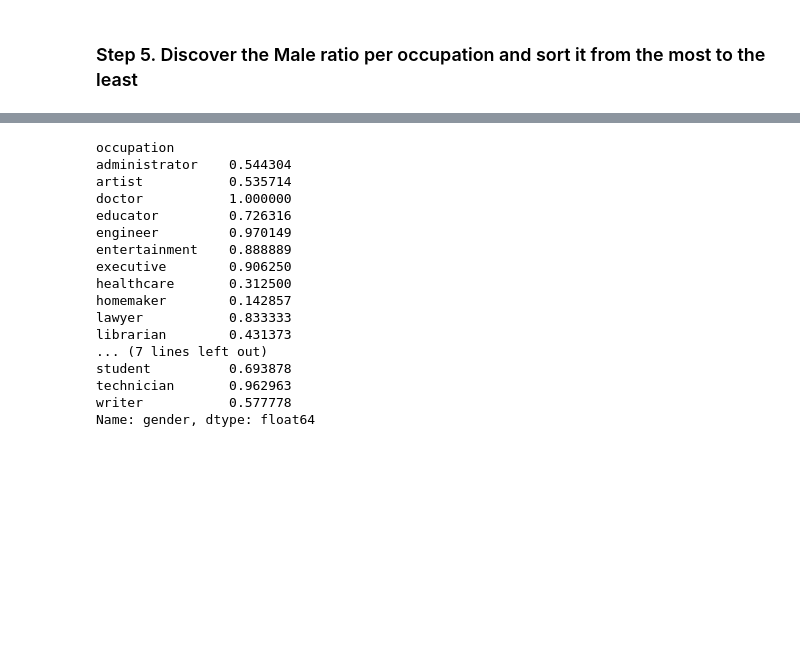
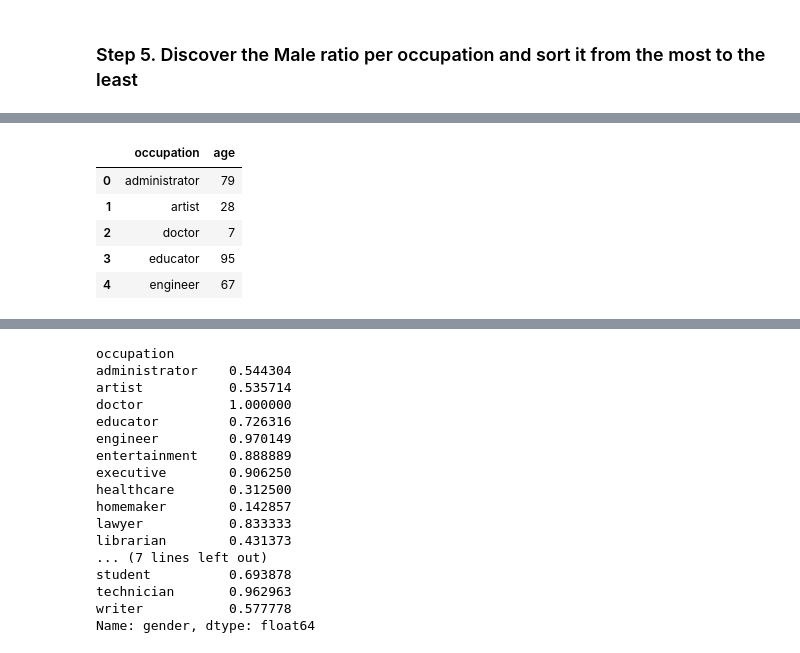
Before and after one commit to marcusRB/ds_thebridge_1_22, a Jupyter notebook: 2-Data_Analysis/2-Pandas/Práctica/6-Occupation/Occupation Grouping.ipynb, the cells around one changed output, grey strips where cells are left out. Saved outputs shown, nothing was run; the diff lists cells and outputs as text; code cells hidden in the pictures; blank space fills up the shorter version.

```diff
--- a/2-Data_Analysis/2-Pandas/Práctica/6-Occupation/Occupation Grouping.ipynb
+++ b/2-Data_Analysis/2-Pandas/Práctica/6-Occupation/Occupation Grouping.ipynb
@@ -52,0 +65,10 @@ users.groupby('occupation')[['age']].mean()
+# %%
+by_occ = users.groupby(['occupation'], as_index=False)['age'].count()
+by_occ.head()
+# %% [output]
+|  | occupation | age |
+| 0 | administrator | 79 |
+| 1 | artist | 28 |
+| 2 | doctor | 7 |
+| 3 | educator | 95 |
+| 4 | engineer | 67 |
```
Also changed, not shown: parts of 6 cells of this notebook, 35 other files.
